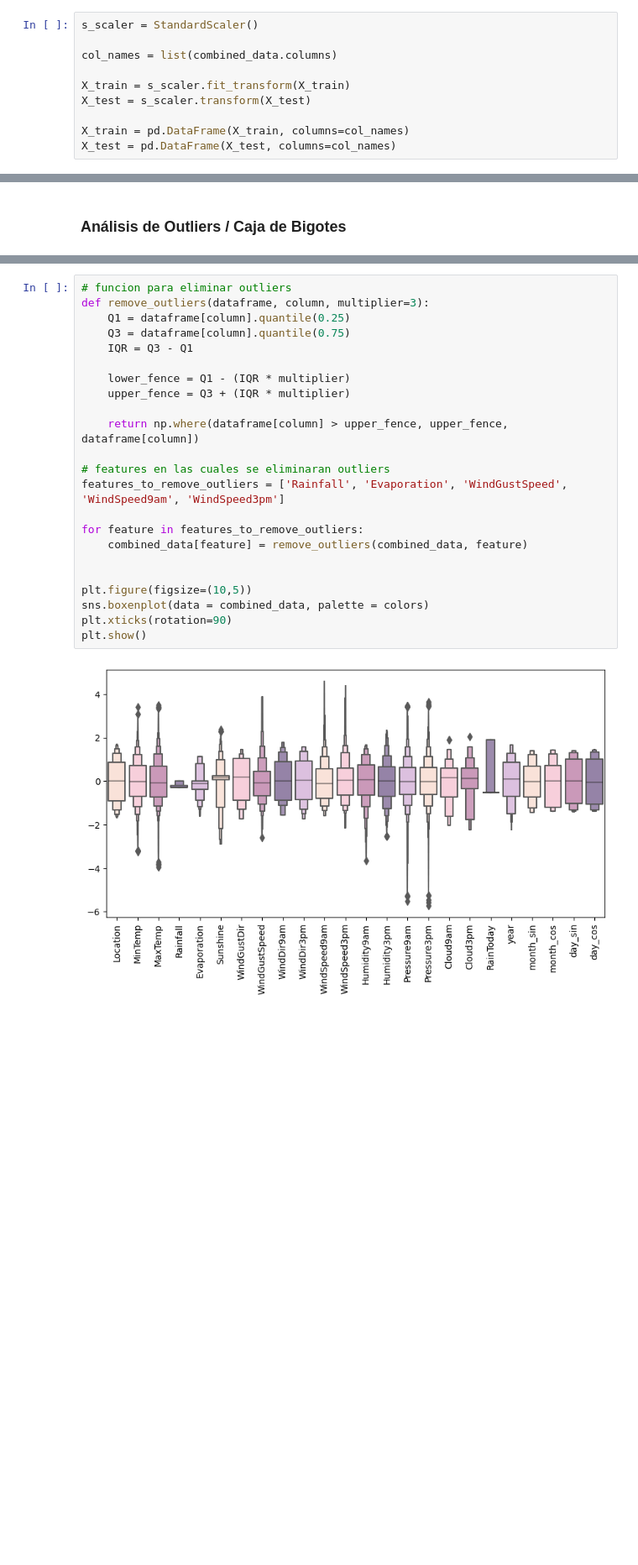
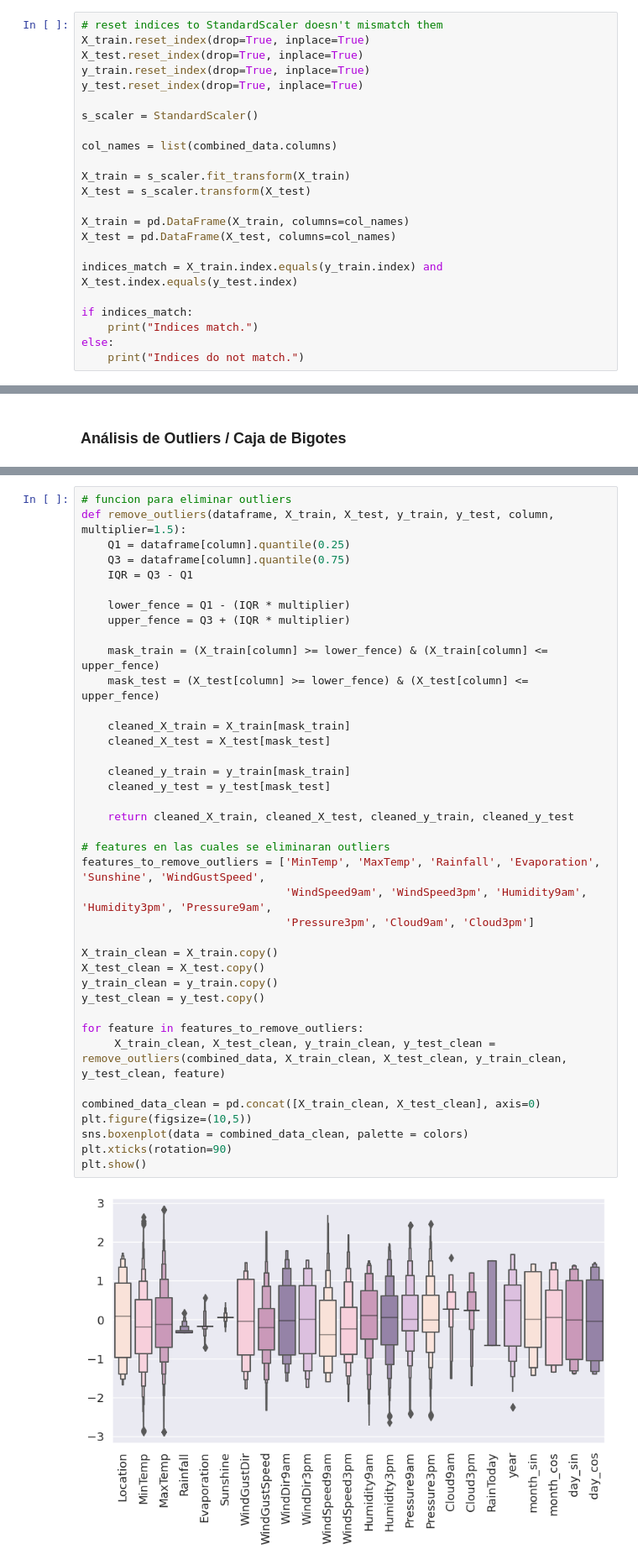
Before and after one commit to danib08/Reconocimiento-de-Patrones, a Jupyter notebook: Proyecto1.ipynb, the cells around one changed output, grey strips where cells are left out. Shown: that part at 84% size. Drawn from its saved outputs; the diff is of its cells as text; blank space fills up the shorter version.

```diff
--- a/Proyecto1.ipynb
+++ b/Proyecto1.ipynb
@@ -400,6 +411,12 @@ X_test = combined_data.iloc[len(X_train):]
 # %% [markdown]
 ### Normalización
 # %%
+# reset indices to StandardScaler doesn't mismatch them
+X_train.reset_index(drop=True, inplace=True)
+X_test.reset_index(drop=True, inplace=True)
+y_train.reset_index(drop=True, inplace=True)
+y_test.reset_index(drop=True, inplace=True)
+
 s_scaler = StandardScaler()
 
 col_names = list(combined_data.columns)
@@ -409,3 +426,10 @@ X_test = s_scaler.transform(X_test)
 
 X_train = pd.DataFrame(X_train, columns=col_names)
 X_test = pd.DataFrame(X_test, columns=col_names)
+
+indices_match = X_train.index.equals(y_train.index) and X_test.index.equals(y_test.index)
+
+if indices_match:
+    print("Indices match.")
+else:
+    print("Indices do not match.")
@@ -426,25 +452,41 @@ plt.show()
 # %%
 # funcion para eliminar outliers
-def remove_outliers(dataframe, column, multiplier=3):
+def remove_outliers(dataframe, X_train, X_test, y_train, y_test, column, multiplier=1.5):
     Q1 = dataframe[column].quantile(0.25)
     Q3 = dataframe[column].quantile(0.75)
     IQR = Q3 - Q1
 
     lower_fence = Q1 - (IQR * multiplier)
     upper_fence = Q3 + (IQR * multiplier)
 
-    return np.where(dataframe[column] > upper_fence, upper_fence, dataframe[column])
+    mask_train = (X_train[column] >= lower_fence) & (X_train[column] <= upper_fence)
+    mask_test = (X_test[column] >= lower_fence) & (X_test[column] <= upper_fence)
+
+    cleaned_X_train = X_train[mask_train]
+    cleaned_X_test = X_test[mask_test]
+
+    cleaned_y_train = y_train[mask_train]
+    cleaned_y_test = y_test[mask_test]
+
+    return cleaned_X_train, cleaned_X_test, cleaned_y_train, cleaned_y_test
 
 # features en las cuales se eliminaran outliers
-features_to_remove_outliers = ['Rainfall', 'Evaporation', 'WindGustSpeed', 'WindSpeed9am', 'WindSpeed3pm']
+features_to_remove_outliers = ['MinTemp', 'MaxTemp', 'Rainfall', 'Evaporation', 'Sunshine', 'WindGustSpeed',
+                               'WindSpeed9am', 'WindSpeed3pm', 'Humidity9am', 'Humidity3pm', 'Pressure9am',
+                               'Pressure3pm', 'Cloud9am', 'Cloud3pm']
+
+X_train_clean = X_train.copy()
+X_test_clean = X_test.copy()
+y_train_clean = y_train.copy()
+y_test_clean = y_test.copy()
 
 for feature in features_to_remove_outliers:
-    combined_data[feature] = remove_outliers(combined_data, feature)
+     X_train_clean, X_test_clean, y_train_clean, y_test_clean = remove_outliers(combined_data, X_train_clean, X_test_clean, y_train_clean, y_test_clean, feature)
 
-
+combined_data_clean = pd.concat([X_train_clean, X_test_clean], axis=0)
 plt.figure(figsize=(10,5))
-sns.boxenplot(data = combined_data, palette = colors)
+sns.boxenplot(data = combined_data_clean, palette = colors)
 plt.xticks(rotation=90)
 plt.show()
 # %% [output]
-[figure, old version]
+[figure, new version]
```
Also changed, not shown: parts of 50 cells of this notebook.
